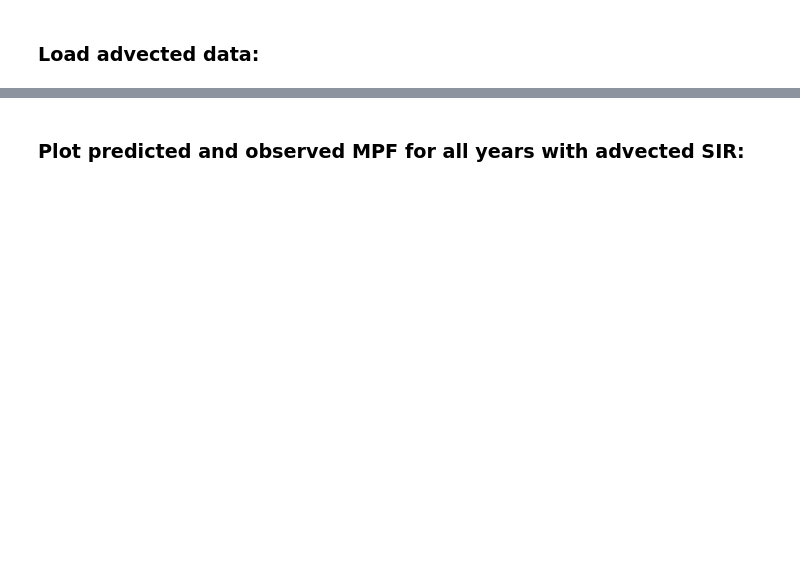
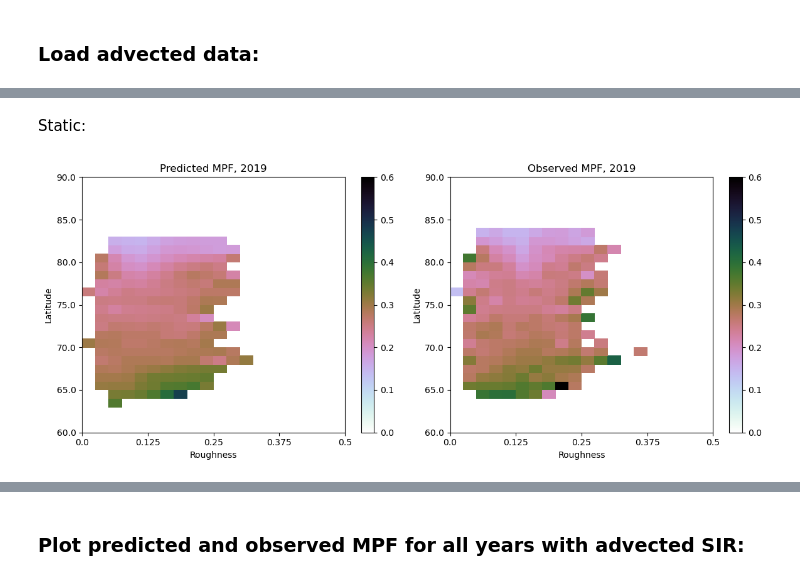
Before and after one commit to rhtweedie/modelled_mpf_with_advection, a Jupyter notebook: lat_analysis_take_2.ipynb, the cells around one changed output, grey strips where cells are left out. Drawn from its saved outputs; the diff is of its cells as text; code cells hidden in the pictures; blank space fills up the shorter version.

```diff
--- a/lat_analysis_take_2.ipynb
+++ b/lat_analysis_take_2.ipynb
@@ -351,13 +435,22 @@ Text(0.5, 1.0, 'Mean of all years')
 # %%
 # for each position in 1000x1000 flattened array look at latitude and roughness ... then use collated data to predict an average for that point
-predicted_mpf = np.zeros(1000000)
+predicted_mpf_static = np.zeros(1000000)
 for i in range(1000000):
-    current_misr_index = misr_indices[i]
+    current_misr_index = misr_indices_static[i]
     current_lat_index = lat_indices[i]
     if not (np.isnan(current_misr_index) or np.isnan(current_lat_index)):
-        predicted_mpf[i] = all_years_mean_bins[current_lat_index.astype(int)][current_misr_index.astype(int)]
+        predicted_mpf_static[i] = mean_static_bins[current_lat_index.astype(int)][current_misr_index.astype(int)]
     else:
-        predicted_mpf[i] = np.nan
+        predicted_mpf_static[i] = np.nan
+
+predicted_mpf_advected = np.zeros(1000000)
+for i in range(1000000):
+    current_misr_index = misr_indices_advected[i]
+    current_lat_index = lat_indices[i]
+    if not (np.isnan(current_misr_index) or np.isnan(current_lat_index)):
+        predicted_mpf_advected[i] = mean_advected_bins[current_lat_index.astype(int)][current_misr_index.astype(int)]
+    else:
+        predicted_mpf_advected[i] = np.nan
 
 # We have created a faux mpf dataset for the specified year.
 # Data will be missing where data is missing in the roughness
@@ -404,0 +457,36 @@ Predicted MPF shape: (1000000,)
+# %% [markdown]
+Static:
+# %%
+fig = plt.figure(figsize=(12,5))
+
+masked_MPF_MISRGRID, masked_MISR, masked_lat_MISR = MASK_MPF_MISR(predicted_mpf_static, april_MISR.flatten())
+predicted_year_average = calculate_binned_averages(masked_MPF_MISRGRID, masked_MISR, masked_lat_MISR)
+
+plt.subplot(121)
+plt.xticks(x_tick_positions, x_tick_labels) # Relabel ticks
+plt.yticks(y_tick_positions, y_tick_labels)
+
+plt.ylabel("Latitude")
+plt.xlabel("Roughness")
+
+plt.pcolor(predicted_year_average, cmap='cubehelix_r', vmin=0, vmax=0.6)
+plt.colorbar()
+plt.title(f'Predicted MPF, {YEAR}')
+
+
+plt.subplot(122)
+plt.xticks(x_tick_positions, x_tick_labels) # Relabel ticks
+plt.yticks(y_tick_positions, y_tick_labels)
+
+plt.ylabel("Latitude")
+plt.xlabel("Roughness")
+
+plt.pcolor(static_binned_stats, cmap='cubehelix_r', vmin=0, vmax=0.6)
+plt.colorbar()
+plt.title(f'Observed MPF, {YEAR}')
+
+
+fig.tight_layout()
+plt.show()
+# %% [output]
+[figure, added]
```
Also changed, not shown: parts of 36 cells of this notebook.
